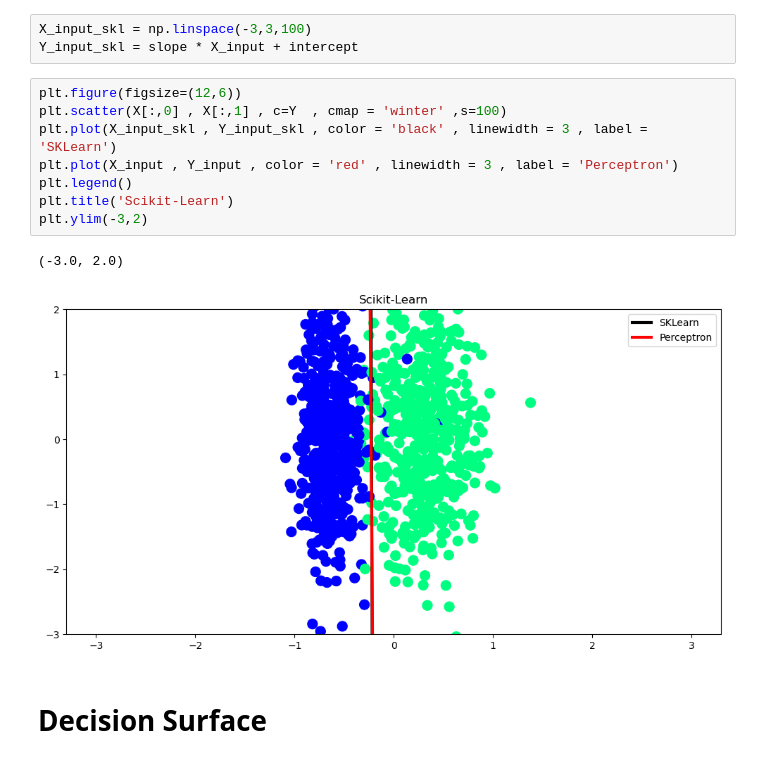
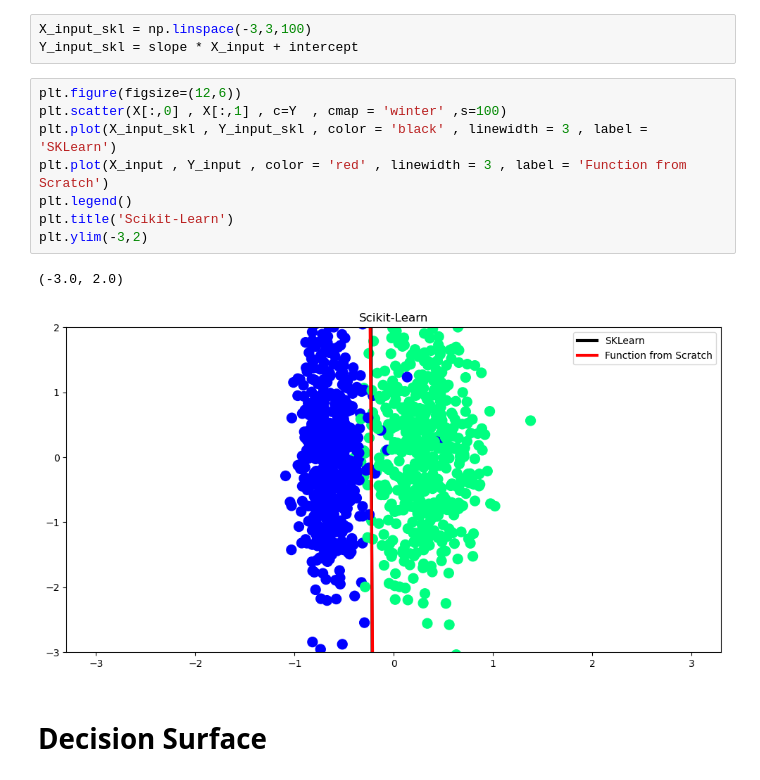
Before and after one commit to ssnym/ML-Scratch, a Jupyter notebook: 11_logistic_regression_sigmoid.ipynb, the cells around one changed output. Saved outputs shown, nothing was run; the diff lists cells and outputs as text.

```diff
--- a/11_logistic_regression_sigmoid.ipynb
+++ b/11_logistic_regression_sigmoid.ipynb
@@ -159,14 +159,14 @@ Y_input_skl = slope * X_input + intercept
 # %%
 plt.figure(figsize=(12,6))
 plt.scatter(X[:,0] , X[:,1] , c=Y  , cmap = 'winter' ,s=100)
 plt.plot(X_input_skl , Y_input_skl , color = 'black' , linewidth = 3 , label = 'SKLearn')
-plt.plot(X_input , Y_input , color = 'red' , linewidth = 3 , label = 'Perceptron')
+plt.plot(X_input , Y_input , color = 'red' , linewidth = 3 , label = 'Function from Scratch')
 plt.legend()
 plt.title('Scikit-Learn')
 plt.ylim(-3,2)
 # %% [output]
 (-3.0, 2.0)
-[figure, old version]
+[figure, new version]
 # %% [markdown]
 # Decision Surface
 # %%
```
Also changed, not shown: parts of 1 cell of this notebook.
